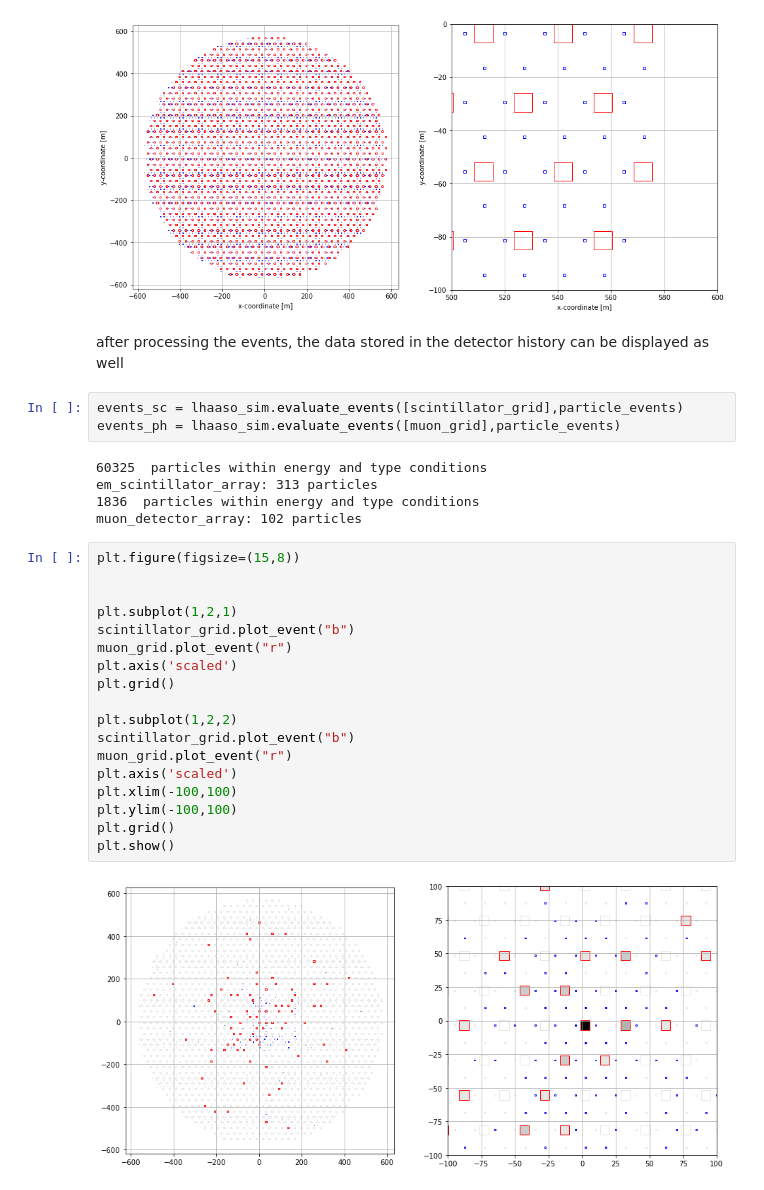
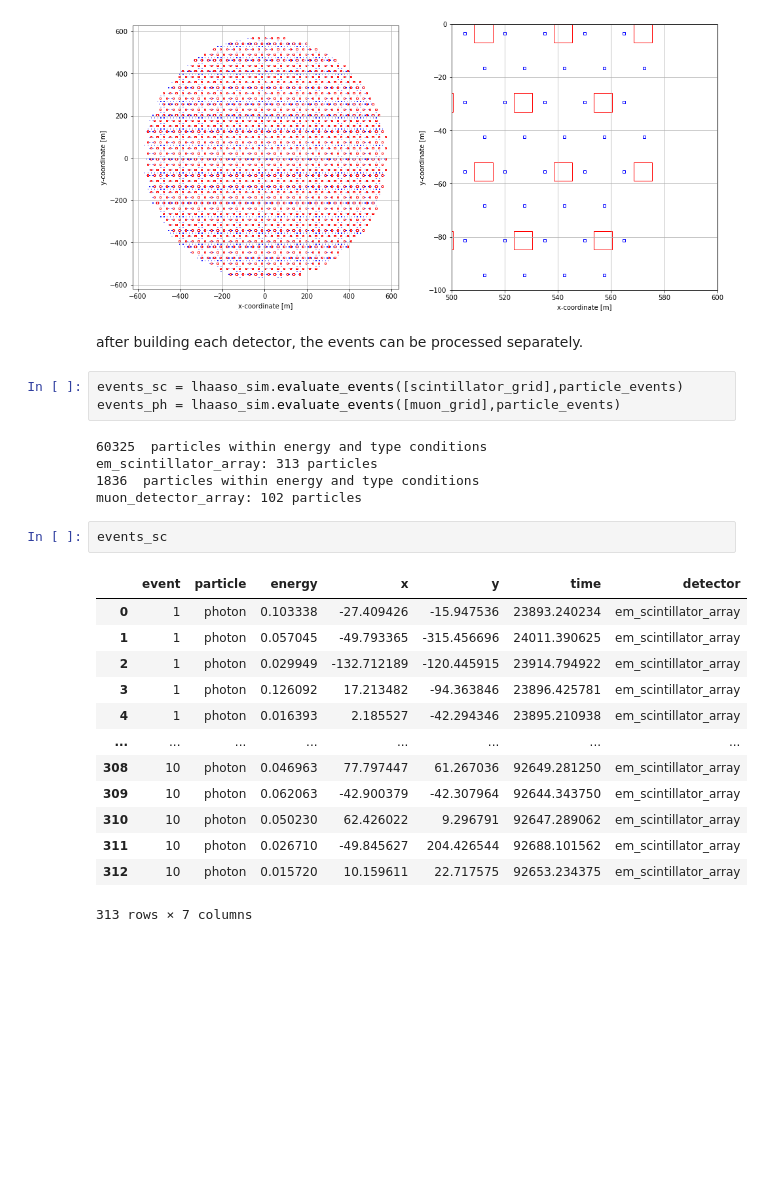
Before and after one commit to PaipaPsyche/stageAPC, a Jupyter notebook: file_processing/example.ipynb, the cells around one changed output. Saved outputs shown, nothing was run; the diff lists cells and outputs as text; blank space fills up the shorter version.

```diff
--- a/file_processing/example.ipynb
+++ b/file_processing/example.ipynb
@@ -134,8 +138,8 @@ plt.ylabel("y-coordinate [m]")
 # %% [output]
 Text(0, 0.5, 'y-coordinate [m]')
 [figure]
-# %% [markdown]
-after processing the events, the data stored in the detector history can be displayed as well
+# %% [markdown]
+after building each detector, the events can be processed separately.
 # %%
 events_sc = lhaaso_sim.evaluate_events([scintillator_grid],particle_events)
 events_ph = lhaaso_sim.evaluate_events([muon_grid],particle_events)
@@ -144,23 +148,19 @@ events_ph = lhaaso_sim.evaluate_events([muon_grid],particle_events)
 em_scintillator_array: 313 particles
 1836  particles within energy and type conditions
 muon_detector_array: 102 particles
-# %%
-plt.figure(figsize=(15,8))
-
-
-plt.subplot(1,2,1)
-scintillator_grid.plot_event("b")
-muon_grid.plot_event("r")
-plt.axis('scaled')
-plt.grid()
-
-plt.subplot(1,2,2)
-scintillator_grid.plot_event("b")
-muon_grid.plot_event("r")
-plt.axis('scaled')
-plt.xlim(-100,100)
-plt.ylim(-100,100)
-plt.grid()
-plt.show()
-# %% [output]
-[figure, removed]
+# %%
+events_sc
+# %% [output]
+|  | event | particle | energy | x | y | time | detector |
+| 0 | 1 | photon | 0.103338 | -27.409426 | -15.947536 | 23893.240234 | em_scintillator_array |
+| 1 | 1 | photon | 0.057045 | -49.793365 | -315.456696 | 24011.390625 | em_scintillator_array |
+| 2 | 1 | photon | 0.029949 | -132.712189 | -120.445915 | 23914.794922 | em_scintillator_array |
+| 3 | 1 | photon | 0.126092 | 17.213482 | -94.363846 | 23896.425781 | em_scintillator_array |
+| 4 | 1 | photon | 0.016393 | 2.185527 | -42.294346 | 23895.210938 | em_scintillator_array |
+| ... | ... | ... | ... | ... | ... | ... | ... |
+| 308 | 10 | photon | 0.046963 | 77.797447 | 61.267036 | 92649.281250 | em_scintillator_array |
+| 309 | 10 | photon | 0.062063 | -42.900379 | -42.307964 | 92644.343750 | em_scintillator_array |
+| 310 | 10 | photon | 0.050230 | 62.426022 | 9.296791 | 92647.289062 | em_scintillator_array |
+| 311 | 10 | photon | 0.026710 | -49.845627 | 204.426544 | 92688.101562 | em_scintillator_array |
+| 312 | 10 | photon | 0.015720 | 10.159611 | 22.717575 | 92653.234375 | em_scintillator_array |
+313 rows × 7 columns
```
Also changed, not shown: parts of 3 cells of this notebook, 1 other file.
